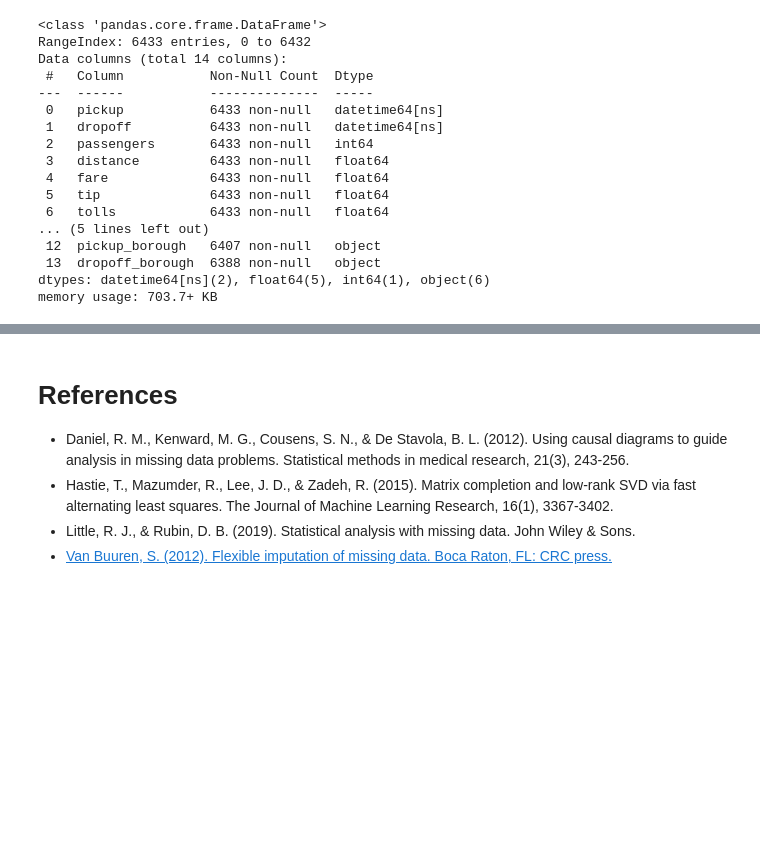
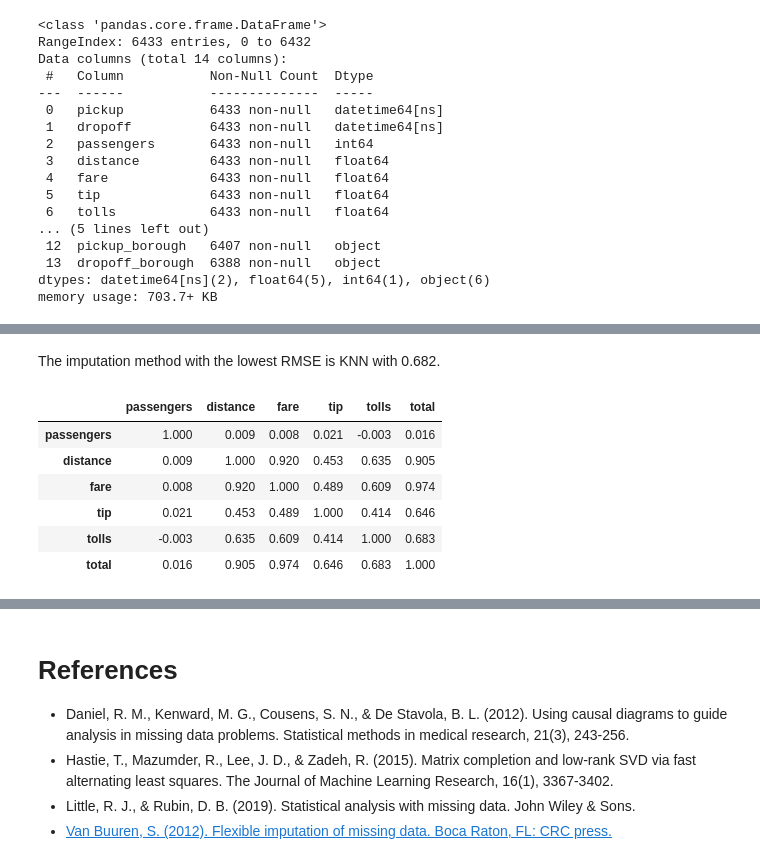
Before and after one commit to liv-fing/de300-2026wi-fingerson, a Jupyter notebook: class_notebooks/03-missing-data-class.ipynb, the cells around one changed output, grey strips where cells are left out. Cells and saved outputs as stored; diff of their text form; code cells hidden in the pictures; blank space fills up the shorter version.

```diff
--- a/class_notebooks/03-missing-data-class.ipynb
+++ b/class_notebooks/03-missing-data-class.ipynb
@@ -345,0 +424,13 @@ msno.matrix(subtaxi_missing.sort_values('total'))
+# %% [markdown]
+The imputation method with the lowest RMSE is KNN with 0.682.
+# %%
+corr_true = subtaxi.select_dtypes('number').corr()
+corr_true
+# %% [output]
+|  | passengers | distance | fare | tip | tolls | total |
+| passengers | 1.000 | 0.009 | 0.008 | 0.021 | -0.003 | 0.016 |
+| distance | 0.009 | 1.000 | 0.920 | 0.453 | 0.635 | 0.905 |
+| fare | 0.008 | 0.920 | 1.000 | 0.489 | 0.609 | 0.974 |
+| tip | 0.021 | 0.453 | 0.489 | 1.000 | 0.414 | 0.646 |
+| tolls | -0.003 | 0.635 | 0.609 | 0.414 | 1.000 | 0.683 |
+| total | 0.016 | 0.905 | 0.974 | 0.646 | 0.683 | 1.000 |
```
Also changed, not shown: parts of 21 cells of this notebook, 2 other files.
